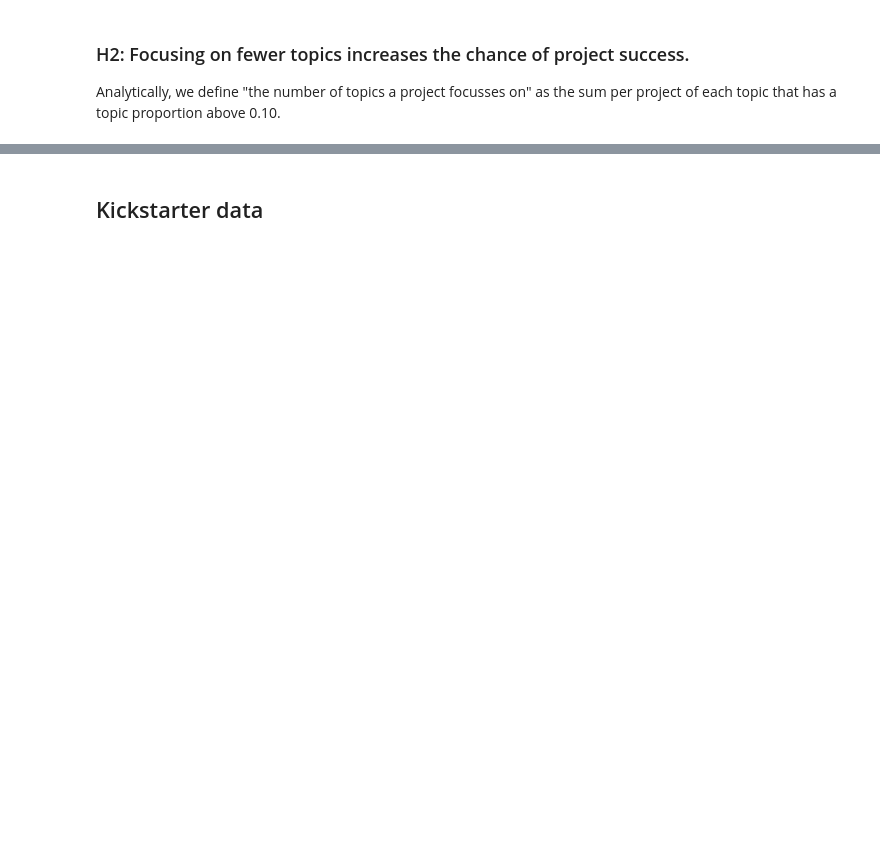
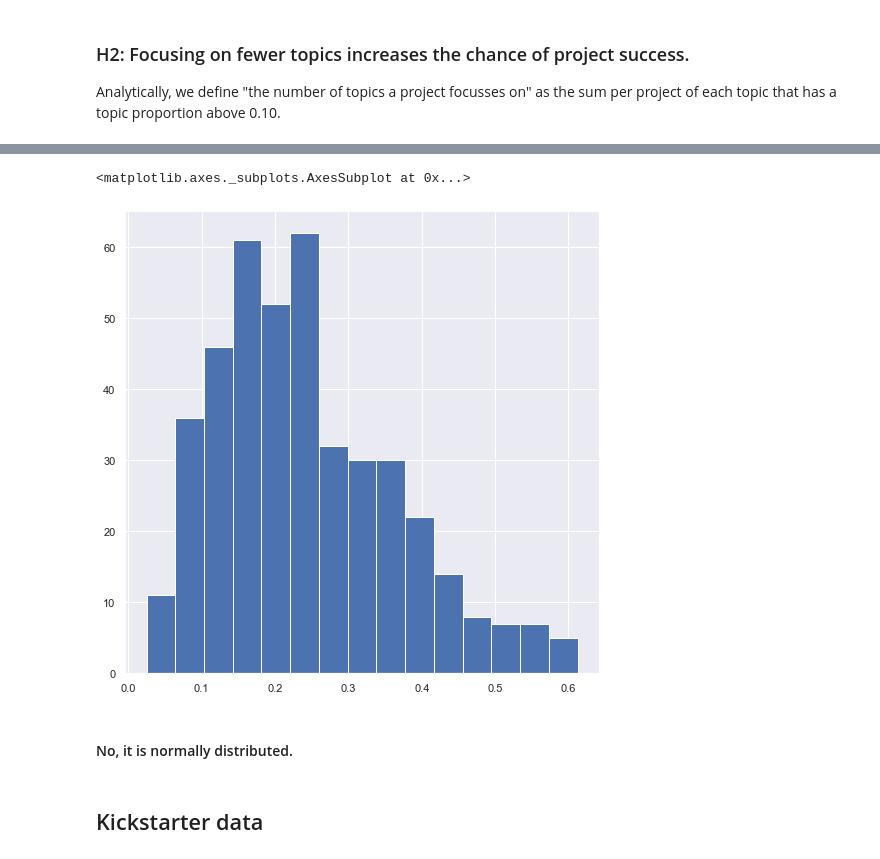
Before and after one commit to RodgervanderHeijden/SBM_Kickstarter, a Jupyter notebook: 4 - regressions.ipynb, the cells around one changed output, grey strips where cells are left out. Saved outputs shown, nothing was run; the diff lists cells and outputs as text; code cells hidden in the pictures; blank space fills up the shorter version.

```diff
--- a/4 - regressions.ipynb
+++ b/4 - regressions.ipynb
@@ -149,3 +168,10 @@ plt.show()
+# %%
+df['topic_uniqueness_co'].hist(bins=15)
+# %% [output]
+<matplotlib.axes._subplots.AxesSubplot at 0x...>
+[figure, added]
+# %% [markdown]
+#### No, it is normally distributed.
 # %% [markdown]
 ## Kickstarter data
 # %%
```
Also changed, not shown: parts of 85 cells of this notebook.
